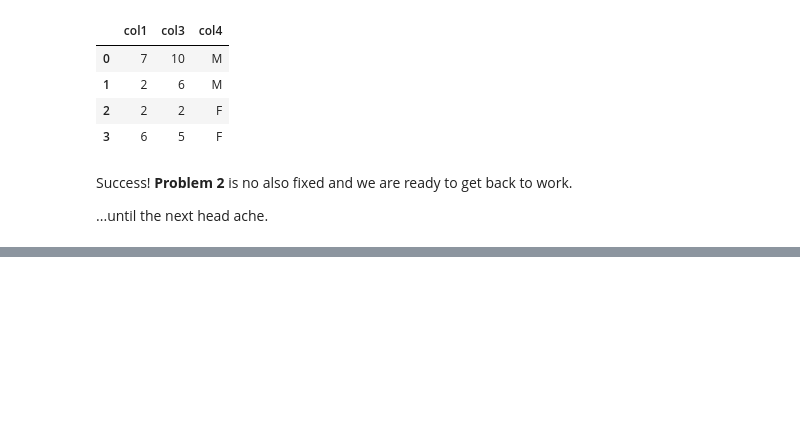
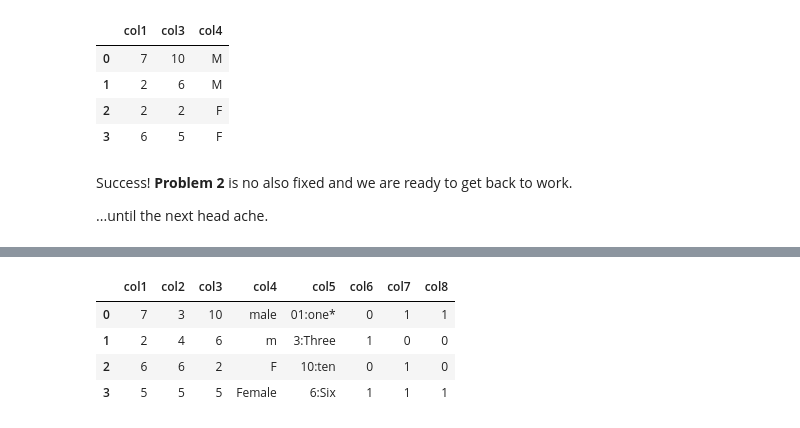
Before and after one commit to xguse/table_enforcer, a Jupyter notebook: docs/demo_notebook/Usage_Demo.ipynb, the cells around one changed output, grey strips where cells are left out. Saved outputs shown, nothing was run; the diff lists cells and outputs as text; code cells hidden in the pictures; blank space fills up the shorter version.

```diff
--- a/docs/demo_notebook/Usage_Demo.ipynb
+++ b/docs/demo_notebook/Usage_Demo.ipynb
@@ -436,0 +504,8 @@ Success! __Problem 2__ is no also fixed and we are ready to get back to work.
+# %%
+df
+# %% [output]
+|  | col1 | col2 | col3 | col4 | col5 | col6 | col7 | col8 |
+| 0 | 7 | 3 | 10 | male | 01:one* | 0 | 1 | 1 |
+| 1 | 2 | 4 | 6 | m | 3:Three | 1 | 0 | 0 |
+| 2 | 6 | 6 | 2 | F | 10:ten | 0 | 1 | 0 |
+| 3 | 5 | 5 | 5 | Female | 6:Six | 1 | 1 | 1 |
```
Also changed, not shown: parts of 45 cells of this notebook, 1 other file.
